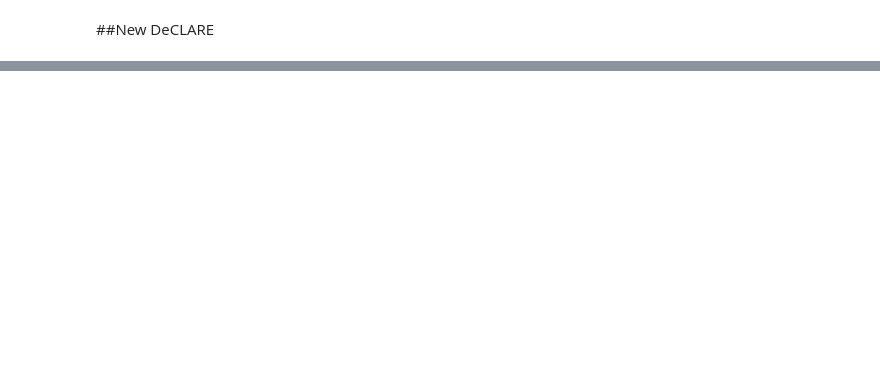
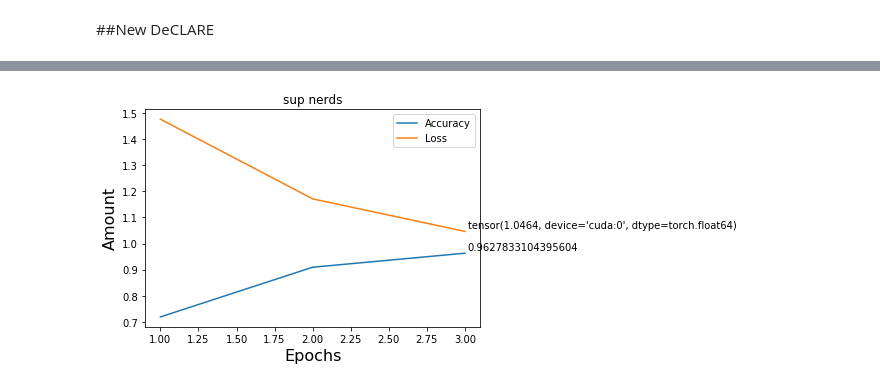
Before and after one commit to PiotrusWatson/level4project, a Jupyter notebook: data/ipynbs/textual_entailment_snli.ipynb, the cells around one changed output, grey strips where cells are left out. Cells and saved outputs as stored; diff of their text form; code cells hidden in the pictures; blank space fills up the shorter version.

```diff
--- a/data/ipynbs/textual_entailment_snli.ipynb
+++ b/data/ipynbs/textual_entailment_snli.ipynb
@@ -1108,7 +1165,8 @@ class RealDeclare(torch.nn.Module):
     self.hypothesis_processor = SequenceProcessor(word_embeddings, hp)
     self.premise_linear = torch.nn.Linear(2*hp.lstm_hidden_size, 1)
 
-    self.linear_penultimate = torch.nn.Linear(101, 8)
+    self.linear_penultimate = torch.nn.Linear(100, 50)
+    self.linear_almost_there = torch.nn.Linear(50, 8)
     #TODO: add third dense layer with relu
     self.linear_final = torch.nn.Linear(8, hp.num_classes)
 
@@ -1126,19 +1184,19 @@ class RealDeclare(torch.nn.Module):
 
     #attention processing on claim+article combination
     processed_premise, hidden_state = self.premise_lstm(main_embeddings, self.hidden_state)
-    attention_weights = softmax(self.premise_linear(processed_premise))#TODO: turn into row vector
-    print(attention_weights.shape)
+    attention_weights = softmax(self.premise_linear(processed_premise.transpose(1,2)))#TODO: turn into row vector
+    repeated_weights = attention_weights.repeat(1, 1, 100)
     #simple embedding of article alone
     processed_hypothesis, hidden_state = self.hypothesis_processor(hypothesis, hidden_state)
-    print(processed_hypothesis.shape)
     #matrix multiply of the two
-    combined = torch.bmm(processed_hypothesis, attention_weights.transpose(1,2)).transpose(1,2)
+    combined = torch.bmm(processed_hypothesis, repeated_weights)
+
     #final processing - another average, and then a relu + sigmoid
     avg = torch.sum(combined, 1)/self.hp.max_length #todo: fix padding
-    print(avg.shape)
 
     smaller = F.relu(self.linear_penultimate(avg))
-    output = torch.sigmoid(self.linear_final(smaller))
+    even_smaller = F.relu(self.linear_almost_there(smaller))
+    output = torch.sigmoid(self.linear_final(even_smaller))
     return output, torch.zeros(self.hp.batch_size, self.hp.attention_hops, self.hp.lstm_hidden_size*2).cuda()
 # %%
 declare_real_model = RealDeclare(Hyperparameters, small_gloves).cuda()
@@ -1147,7 +1205,7 @@ bce_loss = torch.nn.BCELoss()
 rms_optimiser = torch.optim.Adam(declare_real_model.parameters(),
                                     lr=0.01)
 
-declare_loss, declare_accuracy = train(model=declare_real_model,
+real_declare_loss, real_declare_accuracy = train(model=declare_real_model,
                        train_loader=train_fact_loader,
                        loss_function=bce_loss,
                        optimiser = rms_optimiser,
@@ -1161,3 +1234,5 @@ RuntimeError: ignored
 # %%
 import matplotlib.pyplot as plt
-plot_stuff(Hyperparameters.epochs, declare_loss, declare_accuracy)
+plot_stuff(Hyperparameters.epochs, real_declare_loss, real_declare_accuracy)
+# %% [output]
+[figure, added]
```
Also changed, not shown: parts of 19 cells of this notebook.
